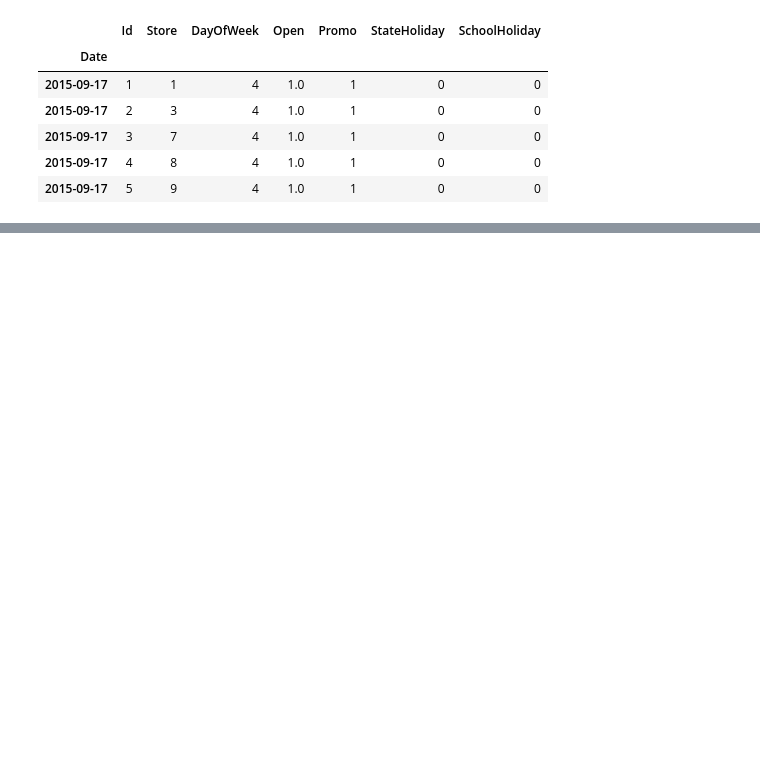
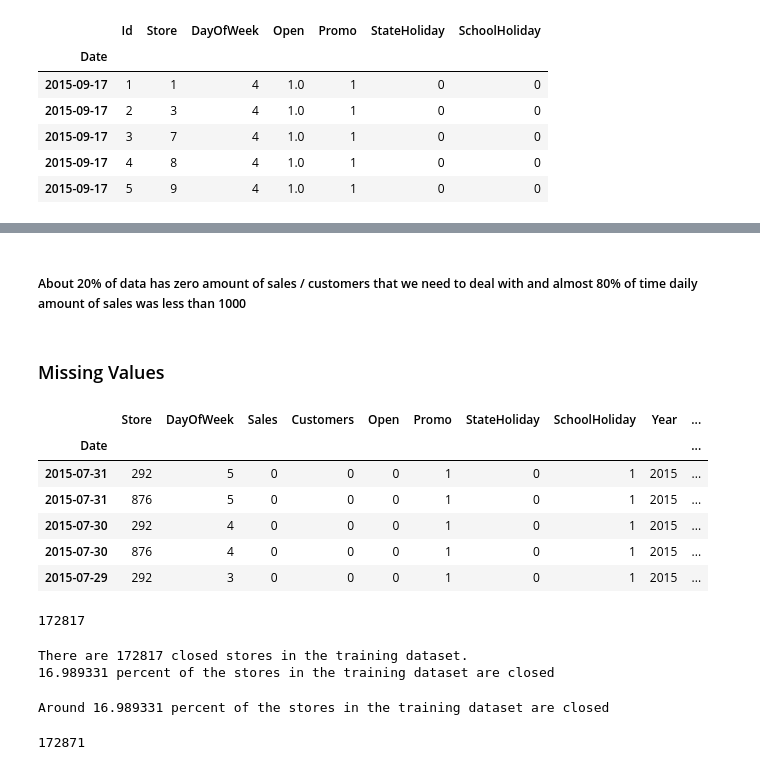
Before and after one commit to factorwonk/complexica_rossman, a Jupyter notebook: rossman-eda.ipynb, the cells around one changed output, grey strips where cells are left out. Cells and saved outputs as stored; diff of their text form; code cells hidden in the pictures; blank space fills up the shorter version.

```diff
--- a/rossman-eda.ipynb
+++ b/rossman-eda.ipynb
@@ -48,0 +175,33 @@ test_df.head()
+# %% [markdown]
+##### About 20% of data has zero amount of sales / customers that we need to deal with and almost 80% of time daily amount of sales was less than 1000
+# %% [markdown]
+### Missing Values
+# %%
+# closed stores and stores with no sales
+train_df[(train_df.Open == 0)&(train_df.Sales == 0)]
+# %% [output]
+|  | Store | DayOfWeek | Sales | Customers | Open | Promo | StateHoliday | SchoolHoliday | Year | ... |
+| Date |  |  |  |  |  |  |  |  |  | ... |
+| 2015-07-31 | 292 | 5 | 0 | 0 | 0 | 1 | 0 | 1 | 2015 | ... |
+| 2015-07-31 | 876 | 5 | 0 | 0 | 0 | 1 | 0 | 1 | 2015 | ... |
+| 2015-07-30 | 292 | 4 | 0 | 0 | 0 | 1 | 0 | 1 | 2015 | ... |
+| 2015-07-30 | 876 | 4 | 0 | 0 | 0 | 1 | 0 | 1 | 2015 | ... |
+| 2015-07-29 | 292 | 3 | 0 | 0 | 0 | 1 | 0 | 1 | 2015 | ... |
+# %%
+len(train_df[(train_df.Open == 0)&(train_df.Sales == 0)])
+# %% [output]
+172817
+# %%
+print("There are %d closed stores in the training dataset."%len(train_df[train_df.Open == 0]))
+print("%f percent of the stores in the training dataset are closed"%(len(train_df[train_df.Open == 0])/len(train_df)*100))
+# %% [output]
+There are 172817 closed stores in the training dataset.
+16.989331 percent of the stores in the training dataset are closed
+# %%
+print("Around %f percent of the stores in the training dataset are closed"%(len(train_df[train_df.Open == 0])/len(train_df)*100))
+# %% [output]
+Around 16.989331 percent of the stores in the training dataset are closed
+# %%
+len(train_df[train_df.Sales == 0])
+# %% [output]
+172871
```
Also changed, not shown: parts of 22 cells of this notebook.
